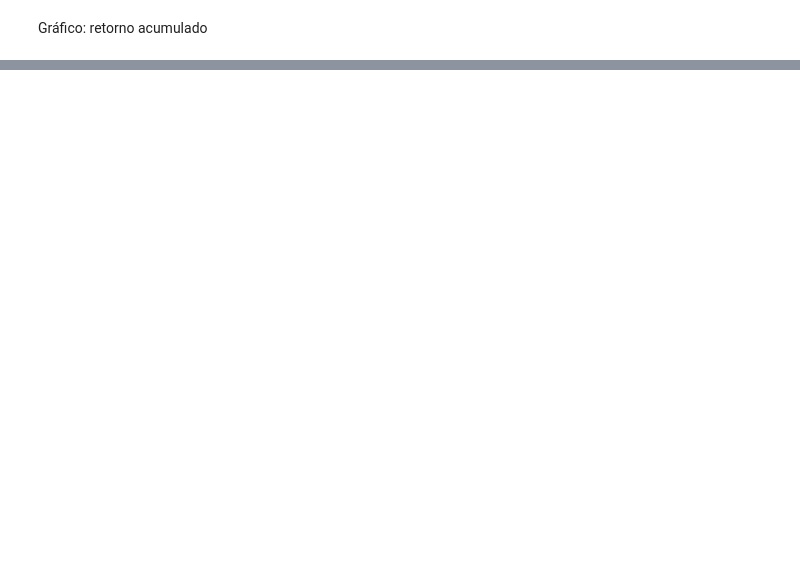
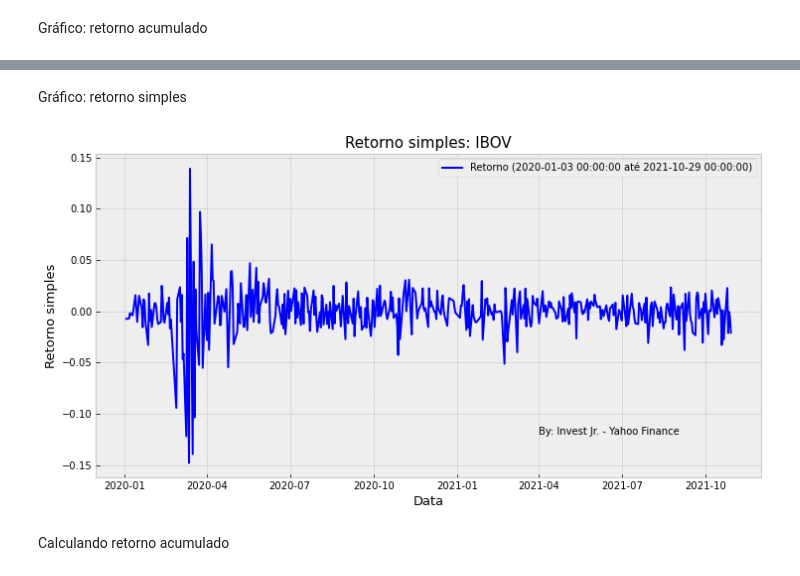
Before and after one commit to brunoalvesoliveira/analise-de-empresa, a Jupyter notebook: carteira_invest.ipynb, the cells around one changed output, grey strips where cells are left out. Saved outputs shown, nothing was run; the diff lists cells and outputs as text; code cells hidden in the pictures; blank space fills up the shorter version.

```diff
--- a/carteira_invest.ipynb
+++ b/carteira_invest.ipynb
@@ -105,0 +138,3 @@ plt.legend([x], [f'Retorno acumulado ({tots_retacum.index[0]} até {tots_retacum
+# %%
+ibov_retorno = retorno(ibov)
+ibov_retorno.head()
@@ -105,0 +149,14 @@ plt.legend([x], [f'Retorno acumulado ({tots_retacum.index[0]} até {tots_retacum
+# %% [markdown]
+Gráfico: retorno simples
+# %%
+plt.figure(figsize=(12, 6));
+x, = plt.plot(ibov_retorno, color='blue');
+plt.title('Retorno simples: IBOV', fontsize=15);
+plt.xlabel('Data', fontsize=13);
+plt.ylabel('Retorno simples', fontsize=13);
+plt.text(pd.Datetime64('2021-04-01'), -0.12, 'By: Invest Jr. - Yahoo Finance', fontsize=10);
+plt.legend([x], [f'Retorno ({ibov_retorno.index[0]} até {ibov_retorno.index[-1]})'], fontsize=10);
+# %% [output]
+[figure, added]
+# %% [markdown]
+Calculando retorno acumulado
```
Also changed, not shown: parts of 19 cells of this notebook.
